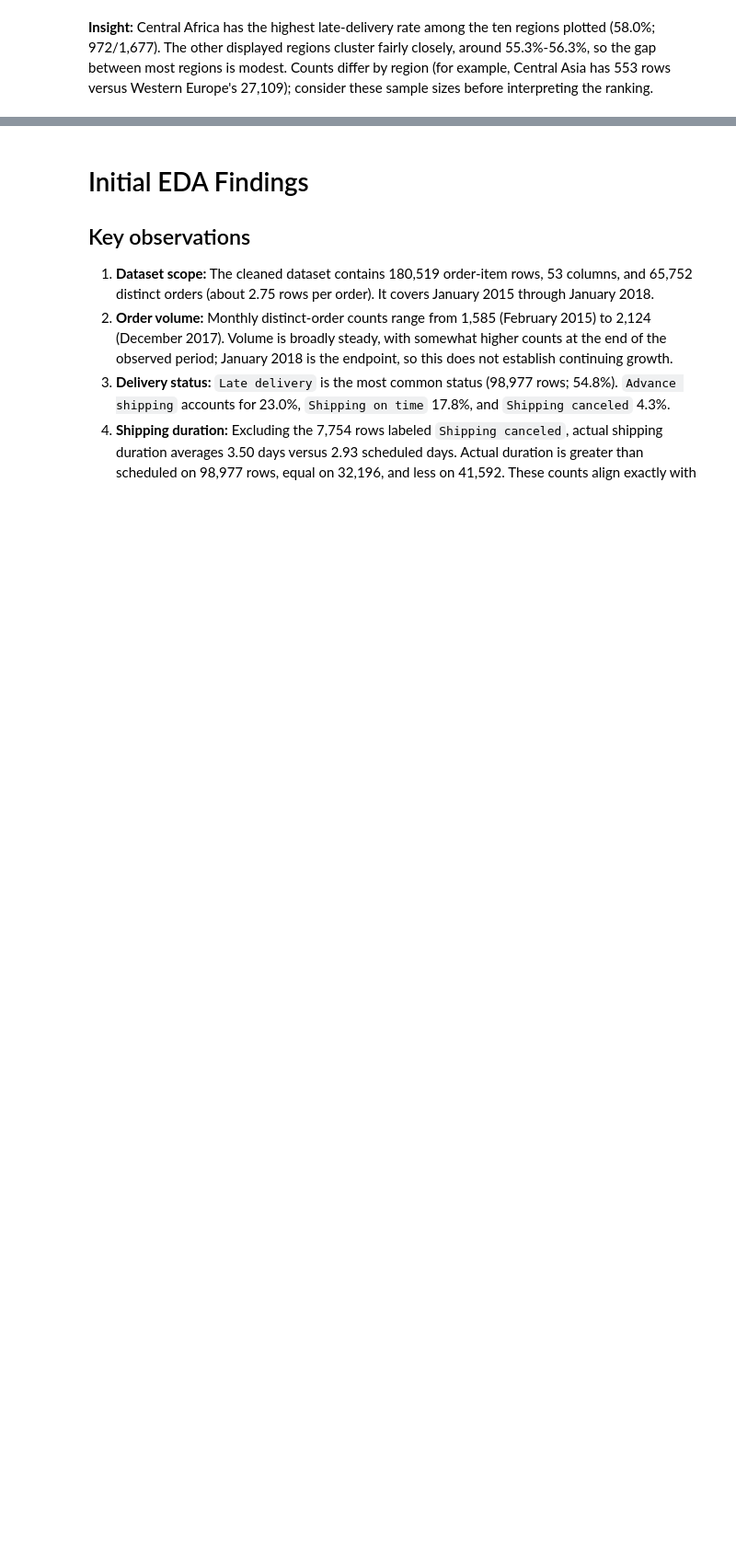
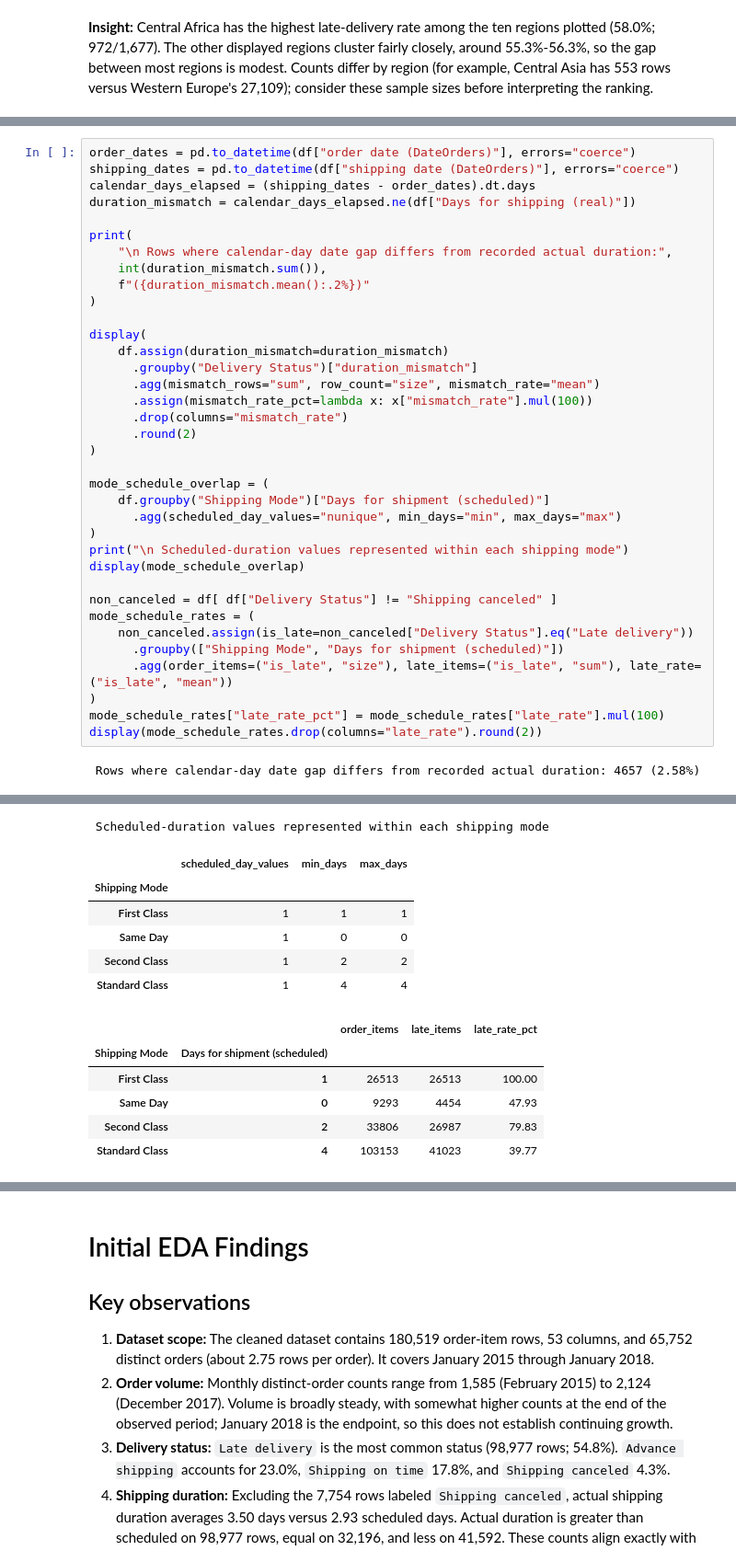
Before and after one commit to Hemanth-187/E-commerce-Delivery-Logistics-Performance-Analysis, a Jupyter notebook: notebooks/Initial_EDA.ipynb, the cells around one changed output, grey strips where cells are left out. Shown at 92% size. Cells and saved outputs as stored; diff of their text form; blank space fills up the shorter version.

```diff
--- a/notebooks/Initial_EDA.ipynb
+++ b/notebooks/Initial_EDA.ipynb
@@ -379,0 +457,38 @@ West Asia             6009       3322      55.283741
+# %%
+order_dates = pd.to_datetime(df["order date (DateOrders)"], errors="coerce")
+shipping_dates = pd.to_datetime(df["shipping date (DateOrders)"], errors="coerce")
+calendar_days_elapsed = (shipping_dates - order_dates).dt.days
+duration_mismatch = calendar_days_elapsed.ne(df["Days for shipping (real)"])
+
+print(
+    "\n Rows where calendar-day date gap differs from recorded actual duration:",
+    int(duration_mismatch.sum()),
+    f"({duration_mismatch.mean():.2%})"
+)
+
+display(
+    df.assign(duration_mismatch=duration_mismatch)
+      .groupby("Delivery Status")["duration_mismatch"]
+      .agg(mismatch_rows="sum", row_count="size", mismatch_rate="mean")
+      .assign(mismatch_rate_pct=lambda x: x["mismatch_rate"].mul(100))
+      .drop(columns="mismatch_rate")
+      .round(2)
+)
+
+mode_schedule_overlap = (
+    df.groupby("Shipping Mode")["Days for shipment (scheduled)"]
+      .agg(scheduled_day_values="nunique", min_days="min", max_days="max")
+)
+print("\n Scheduled-duration values represented within each shipping mode")
+display(mode_schedule_overlap)
+
+non_canceled = df[ df["Delivery Status"] != "Shipping canceled" ]
+mode_schedule_rates = (
+    non_canceled.assign(is_late=non_canceled["Delivery Status"].eq("Late delivery"))
+      .groupby(["Shipping Mode", "Days for shipment (scheduled)"])
+      .agg(order_items=("is_late", "size"), late_items=("is_late", "sum"), late_rate=("is_late", "mean"))
+)
+mode_schedule_rates["late_rate_pct"] = mode_schedule_rates["late_rate"].mul(100)
+display(mode_schedule_rates.drop(columns="late_rate").round(2))
+# %% [output]
+ Rows where calendar-day date gap differs from recorded actual duration: 4657 (2.58%)
@@ -379,0 +501,13 @@ West Asia             6009       3322      55.283741
+ Scheduled-duration values represented within each shipping mode
+|  | scheduled_day_values | min_days | max_days |
+| Shipping Mode |  |  |  |
+| First Class | 1 | 1 | 1 |
+| Same Day | 1 | 0 | 0 |
+| Second Class | 1 | 2 | 2 |
+| Standard Class | 1 | 4 | 4 |
+|  |  | order_items | late_items | late_rate_pct |
+| Shipping Mode | Days for shipment (scheduled) |  |  |  |
+| First Class | 1 | 26513 | 26513 | 100.00 |
+| Same Day | 0 | 9293 | 4454 | 47.93 |
+| Second Class | 2 | 33806 | 26987 | 79.83 |
+| Standard Class | 4 | 103153 | 41023 | 39.77 |
```
Also changed, not shown: parts of 8 cells of this notebook.
